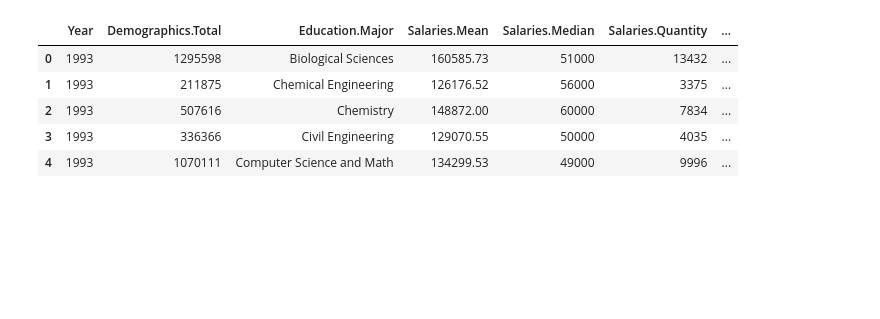
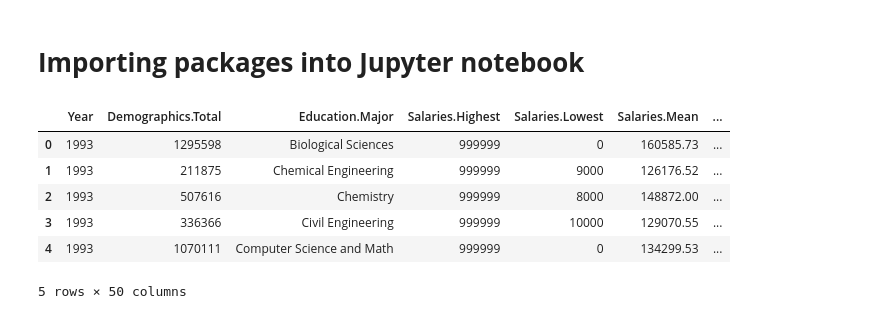
Before and after one commit to craha001/Project-1---Group-1, a Jupyter notebook: Project 1.ipynb, the cells around one changed output. Saved outputs shown, nothing was run; the diff lists cells and outputs as text; code cells hidden in the pictures; blank space fills up the shorter version.

```diff
--- a/Project 1.ipynb
+++ b/Project 1.ipynb
@@ -1,3 +1,5 @@
+# %% [markdown]
+# **Importing packages into Jupyter notebook**
 # %%
 import pandas as pd
 import matplotlib.pyplot as plt
@@ -4,13 +7,14 @@ import matplotlib.pyplot as plt
 # %%
 #Imported CSV to Jupyter notebook
 #Removed index column from CSV
 #Displayed head to see if it was pulled correctly
-graduate_data_df = pd.read_csv('Data/Graduate_Data.csv',index_col=0)
+graduate_data_df = pd.read_csv('Resources/original_graduates.csv')#,index_col=0)
 graduate_data_df.head()
 # %% [output]
-|  | Year | Demographics.Total | Education.Major | Salaries.Mean | Salaries.Median | Salaries.Quantity | ... |
-| 0 | 1993 | 1295598 | Biological Sciences | 160585.73 | 51000 | 13432 | ... |
-| 1 | 1993 | 211875 | Chemical Engineering | 126176.52 | 56000 | 3375 | ... |
-| 2 | 1993 | 507616 | Chemistry | 148872.00 | 60000 | 7834 | ... |
-| 3 | 1993 | 336366 | Civil Engineering | 129070.55 | 50000 | 4035 | ... |
-| 4 | 1993 | 1070111 | Computer Science and Math | 134299.53 | 49000 | 9996 | ... |
+|  | Year | Demographics.Total | Education.Major | Salaries.Highest | Salaries.Lowest | Salaries.Mean | ... |
+| 0 | 1993 | 1295598 | Biological Sciences | 999999 | 0 | 160585.73 | ... |
+| 1 | 1993 | 211875 | Chemical Engineering | 999999 | 9000 | 126176.52 | ... |
+| 2 | 1993 | 507616 | Chemistry | 999999 | 8000 | 148872.00 | ... |
+| 3 | 1993 | 336366 | Civil Engineering | 999999 | 10000 | 129070.55 | ... |
+| 4 | 1993 | 1070111 | Computer Science and Math | 999999 | 0 | 134299.53 | ... |
+5 rows × 50 columns
```
Also changed, not shown: parts of 21 cells of this notebook.
